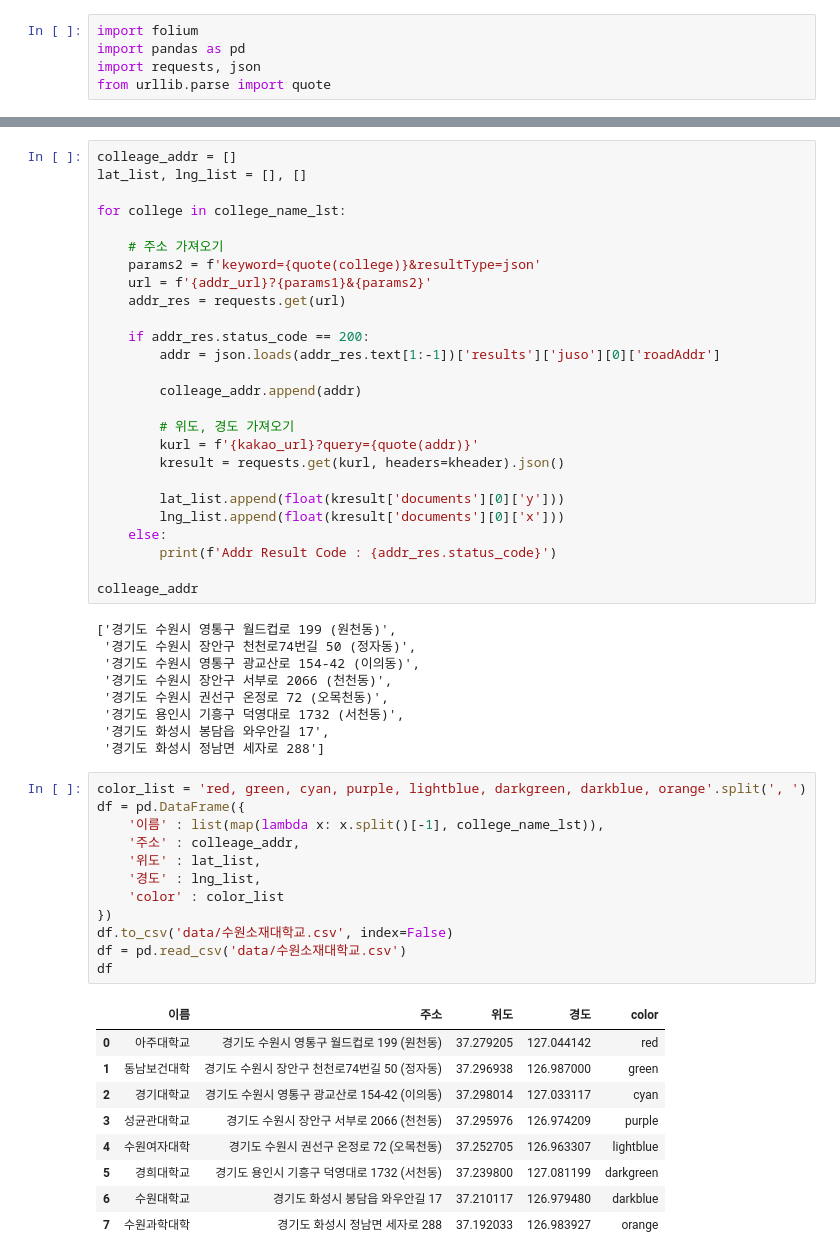
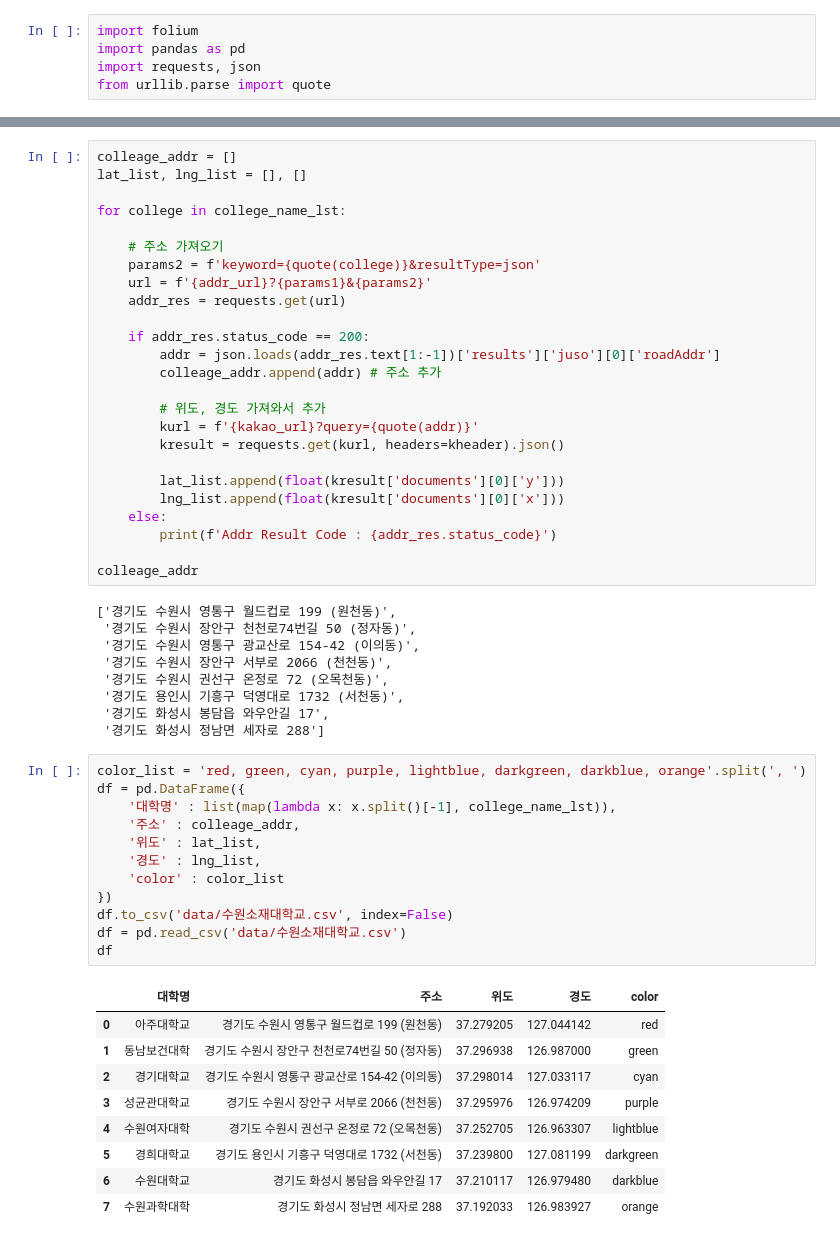
Before and after one commit to ssmpet/DataAnalysis_Lecture-2023.04, a Jupyter notebook: 04.지도시각화/05.수원소재대학교.ipynb, the cells around one changed output, grey strips where cells are left out. Saved outputs shown, nothing was run; the diff lists cells and outputs as text.

```diff
--- a/04.지도시각화/05.수원소재대학교.ipynb
+++ b/04.지도시각화/05.수원소재대학교.ipynb
@@ -32,10 +34,9 @@ for college in college_name_lst:
 
     if addr_res.status_code == 200:
         addr = json.loads(addr_res.text[1:-1])['results']['juso'][0]['roadAddr']
+        colleage_addr.append(addr) # 주소 추가
 
-        colleage_addr.append(addr)
-
-        # 위도, 경도 가져오기
+        # 위도, 경도 가져와서 추가
         kurl = f'{kakao_url}?query={quote(addr)}'
         kresult = requests.get(kurl, headers=kheader).json()
 
@@ -57,17 +58,17 @@ colleage_addr
 # %%
 color_list = 'red, green, cyan, purple, lightblue, darkgreen, darkblue, orange'.split(', ')
 df = pd.DataFrame({
-    '이름' : list(map(lambda x: x.split()[-1], college_name_lst)),
+    '대학명' : list(map(lambda x: x.split()[-1], college_name_lst)),
     '주소' : colleage_addr,
     '위도' : lat_list,
     '경도' : lng_list,
     'color' : color_list
 })
 df.to_csv('data/수원소재대학교.csv', index=False)
 df = pd.read_csv('data/수원소재대학교.csv')
 df
 # %% [output]
-|  | 이름 | 주소 | 위도 | 경도 | color |
+|  | 대학명 | 주소 | 위도 | 경도 | color |
 | 0 | 아주대학교 | 경기도 수원시 영통구 월드컵로 199 (원천동) | 37.279205 | 127.044142 | red |
 | 1 | 동남보건대학 | 경기도 수원시 장안구 천천로74번길 50 (정자동) | 37.296938 | 126.987000 | green |
 | 2 | 경기대학교 | 경기도 수원시 영통구 광교산로 154-42 (이의동) | 37.298014 | 127.033117 | cyan |
```
Also changed, not shown: parts of 4 cells of this notebook, 20 other files.
